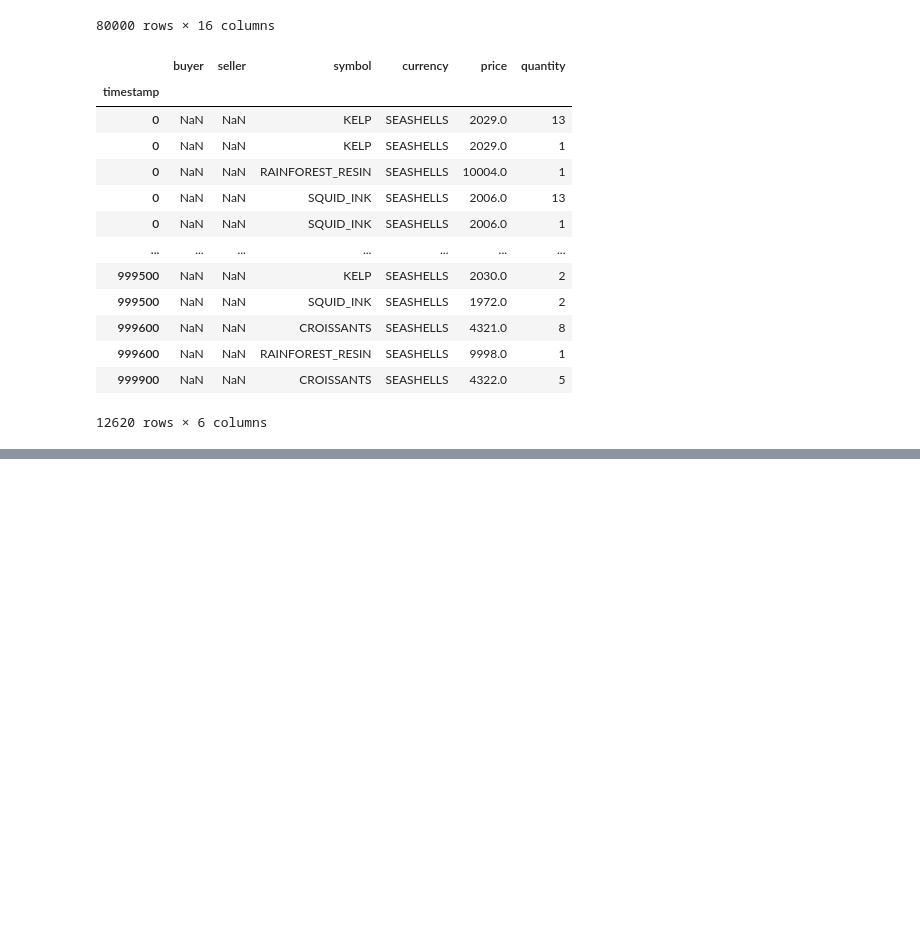
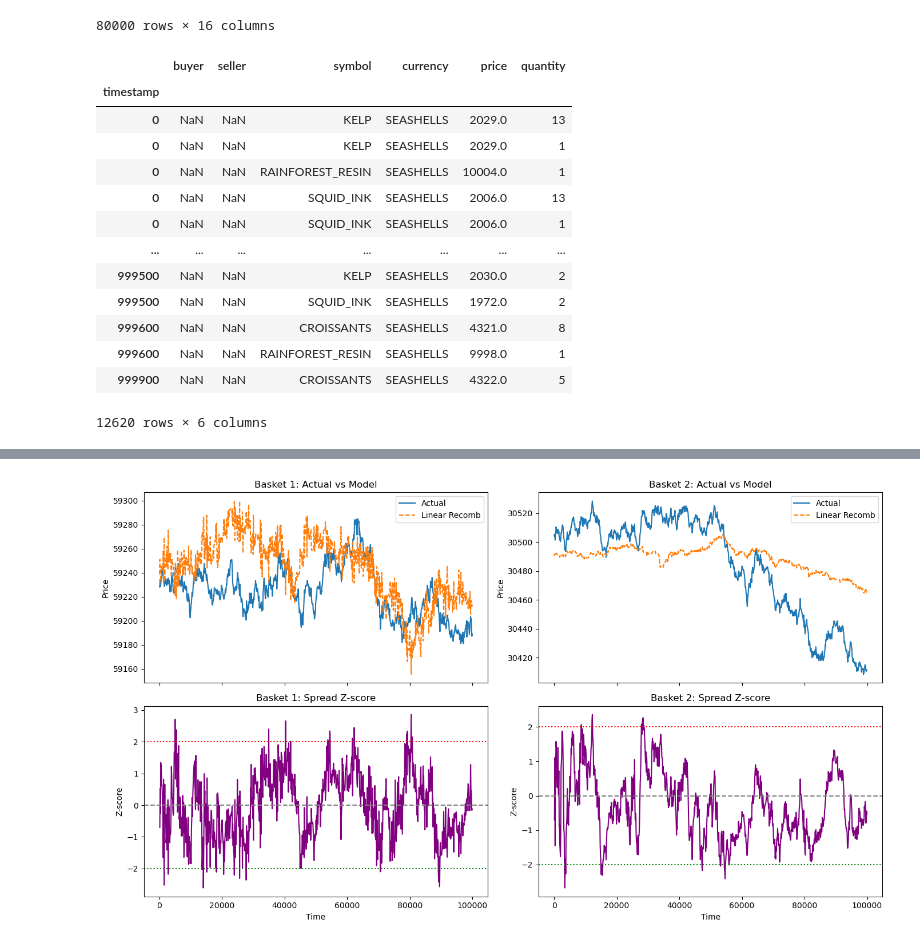
Before and after one commit to CANTSOAR/prosperity3, a Jupyter notebook: round_2/data_analysis/testing.ipynb, the cells around one changed output, grey strips where cells are left out. Saved outputs shown, nothing was run; the diff lists cells and outputs as text; code cells hidden in the pictures; blank space fills up the shorter version.

```diff
--- a/round_2/data_analysis/testing.ipynb
+++ b/round_2/data_analysis/testing.ipynb
@@ -62,0 +162,12 @@ ValueError: Must pass 2-d input. shape=(8, 10000, 16)
+# %%
+import statsmodels.formula.api as smf
+
+prices_by_product["combo2"] = (
+    4 * prices_by_product["CROISSANTS"] +
+    2 * prices_by_product["JAMS"]
+)
+
+model_basket_2 = smf.ols("PICNIC_BASKET2 ~ CROISSANTS + JAMS", data = prices_by_product)
+result_basket_2 = model_basket_2.fit()
+
+print(result_basket_2.summary())
@@ -62,0 +192,72 @@ ValueError: Must pass 2-d input. shape=(8, 10000, 16)
+# %%
+N = 0
+L = 1000
+
+# Slice the DataFrame
+window = slice(N, N + L)
+
+p = p2
+
+prices_by_product = pd.DataFrame([p[p["product"] == product]["mid_price"].values for product in p["product"].unique()])
+prices_by_product = prices_by_product.transpose()
+prices_by_product.columns = p["product"].unique()
+prices_by_product.index = p[p["product"] == "KELP"].index
+
+prices_by_product["combo1"] = (
+    6 * prices_by_product["CROISSANTS"] +
+    1 * prices_by_product["DJEMBES"] +
+    3 * prices_by_product["JAMS"]
+)
+
+prices_by_product["combo2"] = (
+    4 * prices_by_product["CROISSANTS"] +
+    2 * prices_by_product["JAMS"]
+)
+
+# --- Compute spreads and z-scores ---
+lookback = 100  # You can tune this
+spread1 = prices_by_product["PICNIC_BASKET1"] - result_basket_1.predict(prices_by_product)
+spread2 = prices_by_product["PICNIC_BASKET2"] - result_basket_2.predict(prices_by_product)
+
+zscore1 = (spread1 - spread1.ewm(span = lookback).mean()) / spread1.ewm(span = lookback).std()
+zscore2 = (spread2 - spread2.ewm(span = lookback).mean()) / spread2.ewm(span = lookback).std()
+
+# --- Plot ---
+fig, axs = plt.subplots(2, 2, figsize=(14, 8), sharex=True)
+
+# --- Basket 1 Price Comparison ---
+axs[0, 0].plot(prices_by_product["PICNIC_BASKET1"].iloc[window], label="Actual")
+axs[0, 0].plot(result_basket_1.predict(prices_by_product).iloc[window], label="Linear Recomb", linestyle="--")
+axs[0, 0].set_title("Basket 1: Actual vs Model")
+axs[0, 0].set_ylabel("Price")
+axs[0, 0].legend()
+
+# --- Basket 1 Spread Z-score ---
+axs[1, 0].plot(zscore1.iloc[window], color='purple')
+axs[1, 0].axhline(0, color='gray', linestyle='--')
+axs[1, 0].axhline(2, color='red', linestyle=':')
+axs[1, 0].axhline(-2, color='green', linestyle=':')
+axs[1, 0].set_title("Basket 1: Spread Z-score")
+axs[1, 0].set_ylabel("Z-score")
+axs[1, 0].set_xlabel("Time")
+
+# --- Basket 2 Price Comparison ---
+axs[0, 1].plot(prices_by_product["PICNIC_BASKET2"].iloc[window], label="Actual")
+axs[0, 1].plot(result_basket_2.predict(prices_by_product).iloc[window], label="Linear Recomb", linestyle="--")
+axs[0, 1].set_title("Basket 2: Actual vs Model")
+axs[0, 1].set_ylabel("Price")
+axs[0, 1].legend()
+
+# --- Basket 2 Spread Z-score ---
+axs[1, 1].plot(zscore2.iloc[window], color='purple')
+axs[1, 1].axhline(0, color='gray', linestyle='--')
+axs[1, 1].axhline(2, color='red', linestyle=':')
+axs[1, 1].axhline(-2, color='green', linestyle=':')
+axs[1, 1].set_title("Basket 2: Spread Z-score")
+axs[1, 1].set_ylabel("Z-score")
+axs[1, 1].set_xlabel("Time")
+
+plt.tight_layout()
+plt.show()
+# %% [output]
+[figure, added]
```
Also changed, not shown: parts of 9 cells of this notebook, 5 other files.
